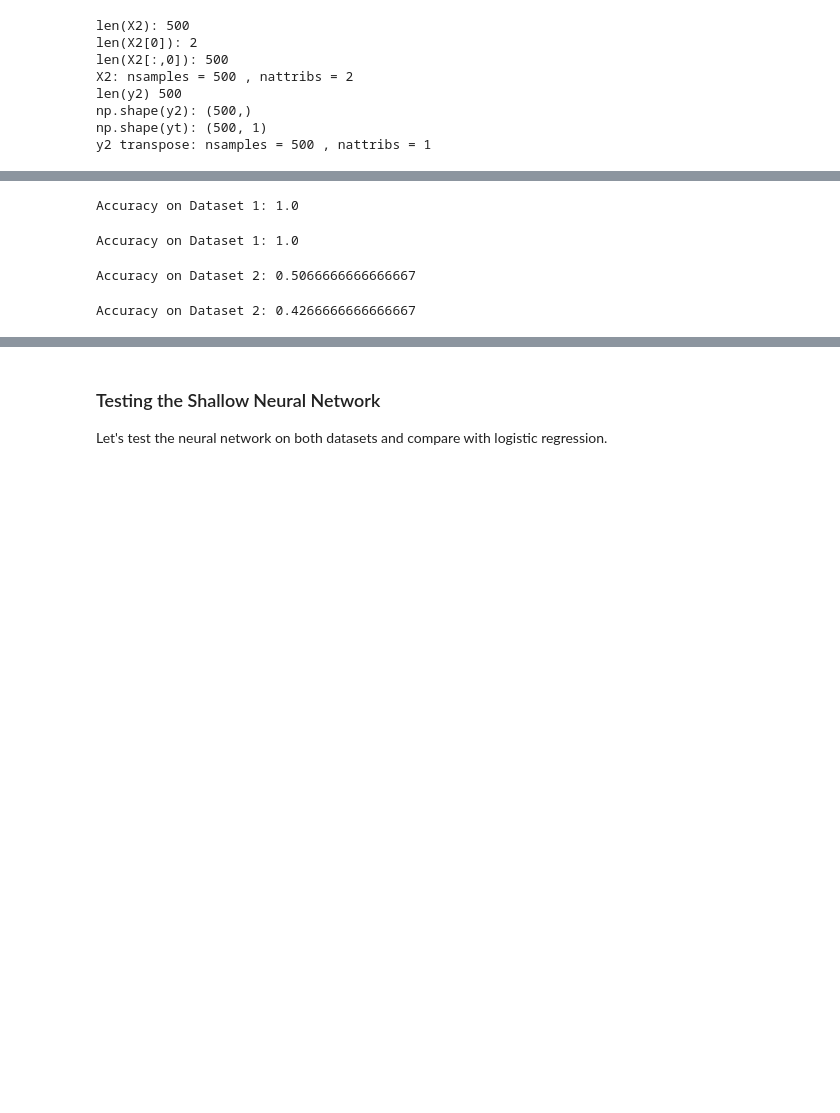
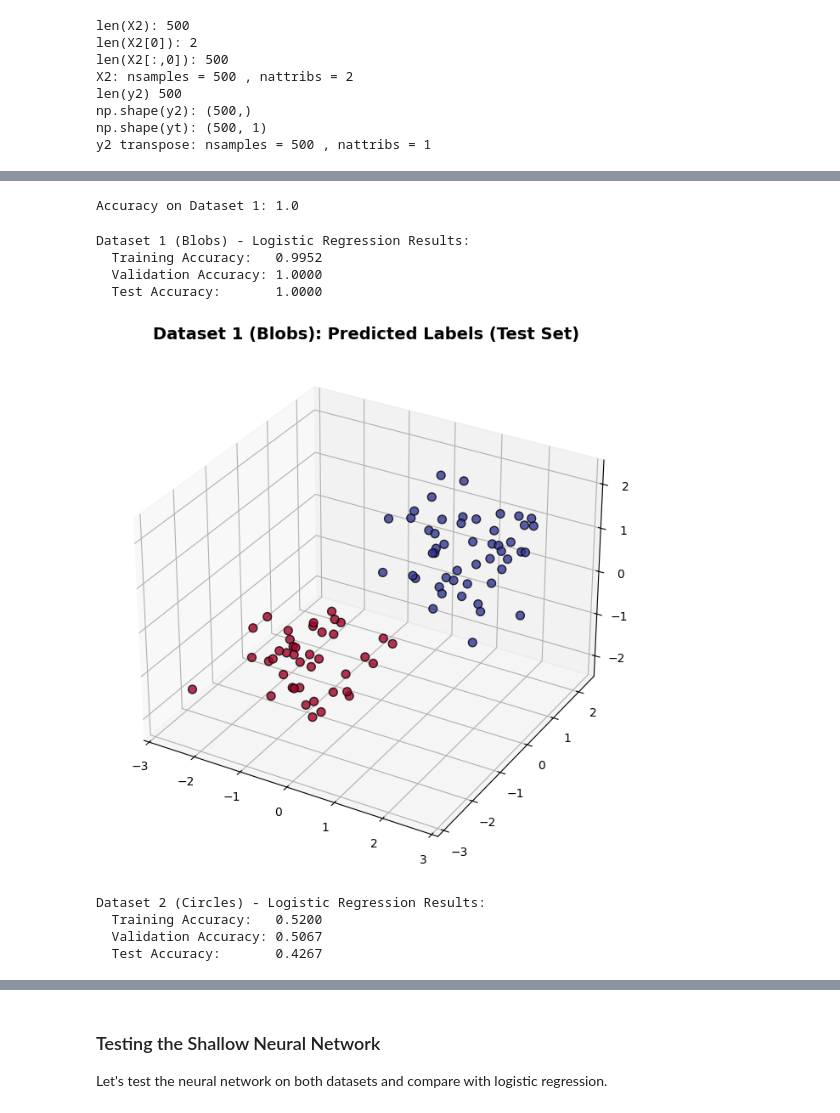
Before and after one commit to DeeJaySarkar/DeepLearning, a Jupyter notebook: Assignment_1.ipynb, the cells around one changed output, grey strips where cells are left out. Saved outputs shown, nothing was run; the diff lists cells and outputs as text; code cells hidden in the pictures; blank space fills up the shorter version.

```diff
--- a/Assignment_1.ipynb
+++ b/Assignment_1.ipynb
@@ -13,6 +13,8 @@ def sigmoid(x):
     return 1 / (1 + np.exp(-x))
 # %%
 def binary_cross_entropy(y_true, y_pred):
+    if isinstance(y_pred, np.ndarray):
+        y_pred = y_pred.flatten()[0]
     return -(y_true * np.log(y_pred) + (1 - y_true) * np.log(1 - y_pred))
 # %%
 def logistic_regression(X, y, learning_rate=0.01, batch_size=100, threshold=0.5, max_iter=1000):
@@ -161,4 +167,0 @@ y1_pred, y1_pred_prob = predict(X1_val, w1, b1)
-# %%
-print(f"Accuracy on Dataset 1: {accuracy(y1_val, y1_pred)}")
-# %% [output]
-Accuracy on Dataset 1: 1.0
@@ -167,7 +168,34 @@ y1_pred, y1_pred_prob = predict(X1_test, w1, b1)
-# %%
-print(f"Accuracy on Dataset 1: {accuracy(y1_test, y1_pred)}")
-# %% [output]
-Accuracy on Dataset 1: 1.0
+# %%
+y1_pred, y1_pred_prob = predict(X1_val, w1, b1)
+print(f"Accuracy on Dataset 1: {accuracy(y1_val, y1_pred)}")
+# %% [output]
+Accuracy on Dataset 1: 1.0
+# %%
+y1_pred_test, y1_pred_prob_test = predict(X1_test, w1, b1)
+y1_pred_train, _ = predict(X1_train, w1, b1)
+y1_pred_val, _ = predict(X1_val, w1, b1)
+
+print(f"\nDataset 1 (Blobs) - Logistic Regression Results:")
+print(f"  Training Accuracy:   {accuracy(y1_train, y1_pred_train):.4f}")
+print(f"  Validation Accuracy: {accuracy(y1_val, y1_pred_val):.4f}")
+print(f"  Test Accuracy:       {accuracy(y1_test, y1_pred_test):.4f}")
+# %% [output]
+Dataset 1 (Blobs) - Logistic Regression Results:
+  Training Accuracy:   0.9952
+  Validation Accuracy: 1.0000
+  Test Accuracy:       1.0000
+# %%
+# Visualize Dataset 1 (Blobs - 3D) Classification Results
+fig = plt.figure(figsize=(28, 8))
+
+ax = fig.add_subplot(132, projection='3d')
+scatter = ax.scatter(X1_test[:, 0], X1_test[:, 1], X1_test[:, 2],
+                       c=y1_pred_test, cmap='RdYlBu', edgecolors='k', s=50, alpha=0.8)
+ax.set_title('Dataset 1 (Blobs): Predicted Labels (Test Set)', fontsize=14, fontweight='bold')
+plt.show()
+plt.close(fig)
+# %% [output]
+[figure, added]
 # %%
 np.random.seed(42)
 indices = np.random.permutation(len(X2))
@@ -183,4 +208,0 @@ y2_pred, y2_pred_prob = predict(X2_val, w2, b2)
-# %%
-print(f"Accuracy on Dataset 2: {accuracy(y2_val, y2_pred)}")
-# %% [output]
-Accuracy on Dataset 2: 0.5066666666666667
@@ -189,4 +209,14 @@ y2_pred, y2_pred_prob = predict(X2_test, w2, b2)
-# %%
-print(f"Accuracy on Dataset 2: {accuracy(y2_test, y2_pred)}")
-# %% [output]
-Accuracy on Dataset 2: 0.4266666666666667
+# %%
+y2_pred_test, y2_pred_prob_test = predict(X2_test, w2, b2)
+y2_pred_train, _ = predict(X2_train, w2, b2)
+y2_pred_val, _ = predict(X2_val, w2, b2)
+
+print(f"\nDataset 2 (Circles) - Logistic Regression Results:")
+print(f"  Training Accuracy:   {accuracy(y2_train, y2_pred_train):.4f}")
+print(f"  Validation Accuracy: {accuracy(y2_val, y2_pred_val):.4f}")
+print(f"  Test Accuracy:       {accuracy(y2_test, y2_pred_test):.4f}")
+# %% [output]
+Dataset 2 (Circles) - Logistic Regression Results:
+  Training Accuracy:   0.5200
+  Validation Accuracy: 0.5067
+  Test Accuracy:       0.4267
```
Also changed, not shown: parts of 22 cells of this notebook.
